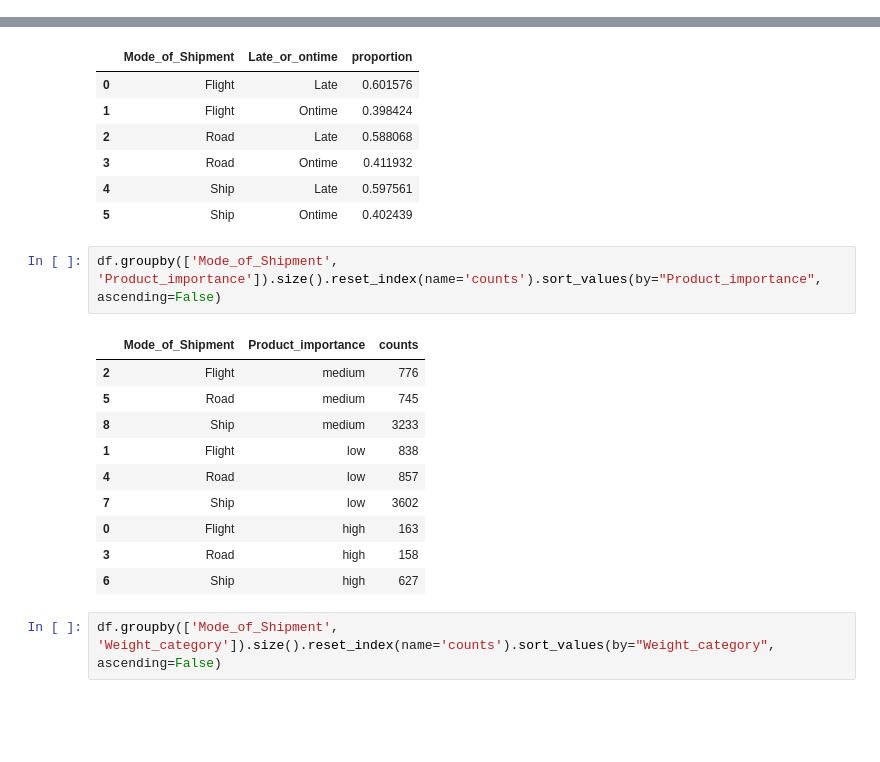
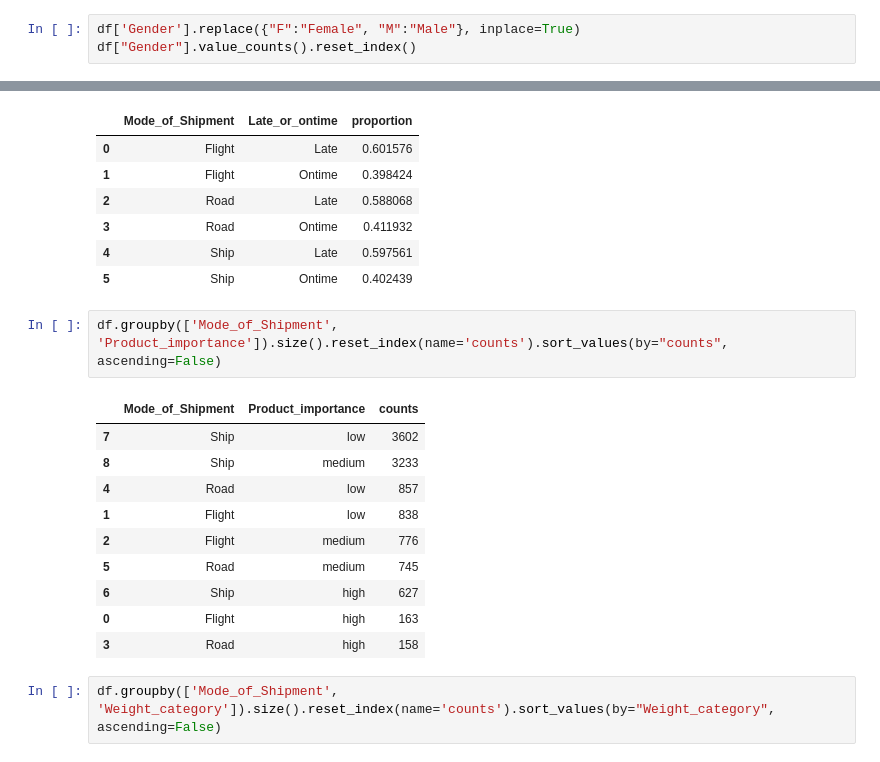
Before and after one commit to qemhal14/Online-Retail-Shipping-Capstone-Module-2-Purwadhika, a Jupyter notebook: capstone_2_data_analysis.ipynb, the cells around one changed output, grey strips where cells are left out. Saved outputs shown, nothing was run; the diff lists cells and outputs as text; blank space fills up the shorter version.

```diff
--- a/capstone_2_data_analysis.ipynb
+++ b/capstone_2_data_analysis.ipynb
@@ -139,3 +142,6 @@ df["Gender"].value_counts().reset_index()
 |  | Gender | count |
 | 0 | F | 5545 |
 | 1 | M | 5454 |
+# %%
+df['Gender'].replace({"F":"Female", "M":"Male"}, inplace=True)
+df["Gender"].value_counts().reset_index()
@@ -659,18 +711,18 @@ df.groupby(["Mode_of_Shipment"])["Late_or_ontime"].value_counts(normalize=True).
 | 4 | Ship | Late | 0.597561 |
 | 5 | Ship | Ontime | 0.402439 |
 # %%
-df.groupby(['Mode_of_Shipment', 'Product_importance']).size().reset_index(name='counts').sort_values(by="Product_importance", ascending=False)
+df.groupby(['Mode_of_Shipment', 'Product_importance']).size().reset_index(name='counts').sort_values(by="counts", ascending=False)
 # %% [output]
 |  | Mode_of_Shipment | Product_importance | counts |
+| 7 | Ship | low | 3602 |
+| 8 | Ship | medium | 3233 |
+| 4 | Road | low | 857 |
+| 1 | Flight | low | 838 |
 | 2 | Flight | medium | 776 |
 | 5 | Road | medium | 745 |
-| 8 | Ship | medium | 3233 |
-| 1 | Flight | low | 838 |
-| 4 | Road | low | 857 |
-| 7 | Ship | low | 3602 |
+| 6 | Ship | high | 627 |
 | 0 | Flight | high | 163 |
 | 3 | Road | high | 158 |
-| 6 | Ship | high | 627 |
 # %%
 df.groupby(['Mode_of_Shipment', 'Weight_category']).size().reset_index(name='counts').sort_values(by="Weight_category", ascending=False)
 # %% [output]
```
Also changed, not shown: parts of 58 cells of this notebook.
